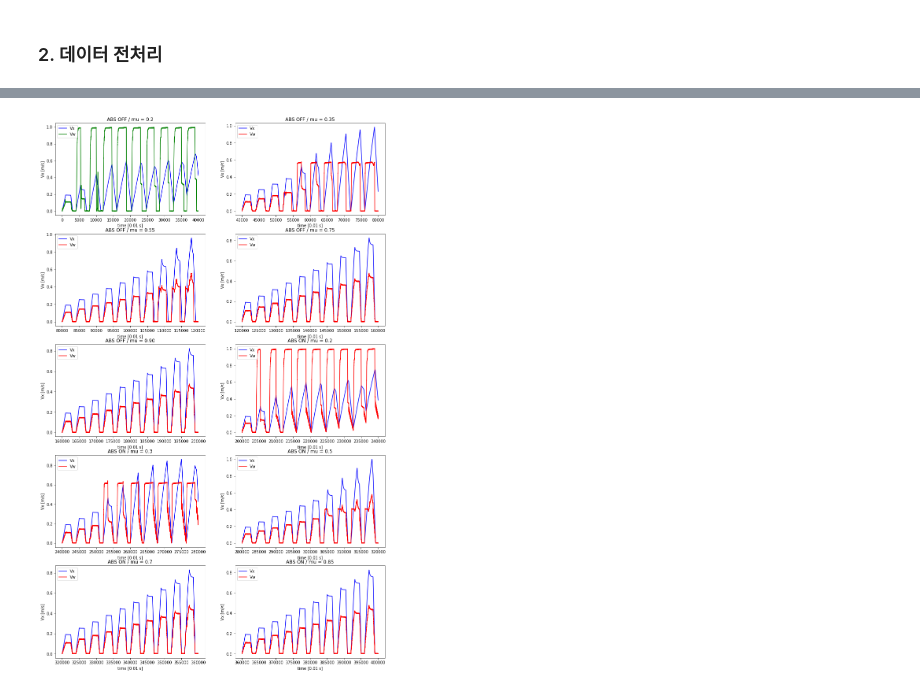
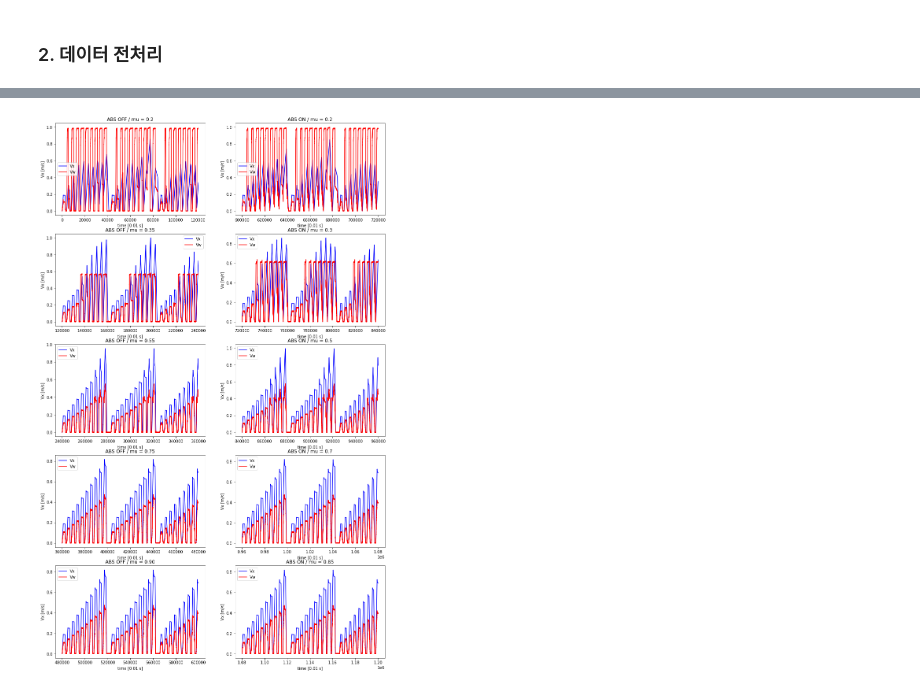
Before and after one commit to racoonjonny/Speed_Estimation_LSTM, a Jupyter notebook: Data_Generation_(speed_estimation).ipynb, the cells around one changed output, grey strips where cells are left out. Drawn from its saved outputs; the diff is of its cells as text; code cells hidden in the pictures.

```diff
--- a/Data_Generation_(speed_estimation).ipynb
+++ b/Data_Generation_(speed_estimation).ipynb
@@ -21,19 +21,19 @@ import matplotlib.pyplot as plt
 from tensorflow.keras.models import Sequential
 from tensorflow.keras.layers import LSTM, Dense, Dropout
 
-ABS_Off_df_Ice = pd.read_csv('./ABS_off_mu_is_0.2.csv')
-ABS_Off_df_Snow = pd.read_csv('./ABS_off_mu_is_0.35.csv')
-ABS_Off_df_Wet = pd.read_csv('./ABS_off_mu_is_0.55.csv')
-ABS_Off_df_normal = pd.read_csv('./ABS_off_mu_is_0.75.csv')
-ABS_Off_df_Dry = pd.read_csv('./ABS_off_mu_is_0.90.csv')
+ABS_Off_df_Ice = pd.read_csv('./02_ABS_off_mu_is_0.2.csv')
+ABS_Off_df_Snow = pd.read_csv('./02_ABS_off_mu_is_0.35.csv')
+ABS_Off_df_Wet = pd.read_csv('./02_ABS_off_mu_is_0.55.csv')
+ABS_Off_df_normal = pd.read_csv('./02_ABS_off_mu_is_0.75.csv')
+ABS_Off_df_Dry = pd.read_csv('./02_ABS_off_mu_is_0.90.csv')
 
-ABS_On_df_Ice = pd.read_csv('./ABS_on_mu_is_0.2.csv')
-ABS_On_df_Snow = pd.read_csv('./ABS_on_mu_is_0.3.csv')
-ABS_On_df_Wet = pd.read_csv('./ABS_on_mu_is_0.5.csv')
-ABS_On_df_normal = pd.read_csv('./ABS_on_mu_is_0.7.csv')
-ABS_On_df_Dry = pd.read_csv('./ABS_on_mu_is_0.85.csv')
+ABS_On_df_Ice = pd.read_csv('./02_ABS_on_mu_is_0.2.csv')
+ABS_On_df_Snow = pd.read_csv('./02_ABS_on_mu_is_0.3.csv')
+ABS_On_df_Wet = pd.read_csv('./02_ABS_on_mu_is_0.5.csv')
+ABS_On_df_normal = pd.read_csv('./02_ABS_on_mu_is_0.7.csv')
+ABS_On_df_Dry = pd.read_csv('./02_ABS_on_mu_is_0.85.csv')
 
 
-ABS_Off_df_Snow.describe()
+ABS_On_df_Ice.describe()
 # %% [output]
 |  | Vw | Ax | Aw | Vx | ABS | Vx_kalman |
@@ -367,6 +367,6 @@ plt.show()
 # %%
 # 2-4 정규화된 데이터 다시 원래 데이터들로 나누기
-data_len = 40001
+data_len = 120001
 scaled_ABS_Off_df_Ice = scaled_df[0:data_len]
 scaled_ABS_Off_df_Snow = scaled_df[data_len:2*data_len]
 scaled_ABS_Off_df_Wet =  scaled_df[2*data_len:3*data_len]
@@ -389,10 +389,10 @@ plt.title('ABS OFF / mu = 0.2')
 plt.ylabel('Vx [m/s]')
 plt.xlabel('time [0.01 s]')
 plt.plot(scaled_ABS_Off_df_Ice['Vx'], label = 'Vx', color = 'b')
-plt.plot(scaled_ABS_Off_df_Ice['Vw'], label = 'Vw', color = 'g')
+plt.plot(scaled_ABS_Off_df_Ice['Vw'], label = 'Vw', color = 'r')
 plt.legend(loc = 'best')
 
-plt.subplot(5,2,2)
+plt.subplot(5,2,3)
 plt.title('ABS OFF / mu = 0.35')
 plt.ylabel('Vx [m/s]')
 plt.xlabel('time [0.01 s]')
@@ -400,7 +400,7 @@ plt.plot(scaled_ABS_Off_df_Snow['Vx'], label = 'Vx', color = 'b')
 plt.plot(scaled_ABS_Off_df_Snow['Vw'], label = 'Vw', color = 'r')
 plt.legend(loc = 'best')
 
-plt.subplot(5,2,3)
+plt.subplot(5,2,5)
 plt.title('ABS OFF / mu = 0.55')
 plt.ylabel('Vx [m/s]')
 plt.xlabel('time [0.01 s]')
@@ -408,7 +408,7 @@ plt.plot(scaled_ABS_Off_df_Wet['Vx'], label = 'Vx', color = 'b')
 plt.plot(scaled_ABS_Off_df_Wet['Vw'], label = 'Vw', color = 'r')
 plt.legend(loc = 'best')
 
-plt.subplot(5,2,4)
+plt.subplot(5,2,7)
 plt.title('ABS OFF / mu = 0.75')
 plt.ylabel('Vx [m/s]')
 plt.xlabel('time [0.01 s]')
@@ -416,7 +416,7 @@ plt.plot(scaled_ABS_Off_df_normal['Vx'], label = 'Vx', color = 'b')
 plt.plot(scaled_ABS_Off_df_normal['Vw'], label = 'Vw', color = 'r')
 plt.legend(loc = 'best')
 
-plt.subplot(5,2,5)
+plt.subplot(5,2,9)
 plt.title('ABS OFF / mu = 0.90')
 plt.ylabel('Vx [m/s]')
 plt.xlabel('time [0.01 s]')
@@ -424,7 +424,7 @@ plt.plot(scaled_ABS_Off_df_Dry['Vx'], label = 'Vx', color = 'b')
 plt.plot(scaled_ABS_Off_df_Dry['Vw'], label = 'Vw', color = 'r')
 plt.legend(loc = 'best')
 
-plt.subplot(5,2,6)
+plt.subplot(5,2,2)
 plt.title('ABS ON / mu = 0.2')
 plt.ylabel('Vx [m/s]')
 plt.xlabel('time [0.01 s]')
@@ -432,41 +432,41 @@ plt.plot(scaled_ABS_On_df_Ice['Vx'], label = 'Vx', color = 'b')
 plt.plot(scaled_ABS_On_df_Ice['Vw'], label = 'Vw', color = 'r')
 plt.legend(loc = 'best')
 
-plt.subplot(5,2,7)
+plt.subplot(5,2,4)
 plt.title('ABS ON / mu = 0.3')
 plt.ylabel('Vx [m/s]')
 plt.xlabel('time [0.01 s]')
 plt.plot(scaled_ABS_On_df_Snow['Vx'], label = 'Vx', color = 'b')
 plt.plot(scaled_ABS_On_df_Snow['Vw'], label = 'Vw', color = 'r')
 plt.legend(loc = 'best')
 
-plt.subplot(5,2,8)
+plt.subplot(5,2,6)
 plt.title('ABS ON / mu = 0.5')
 plt.ylabel('Vx [m/s]')
 plt.xlabel('time [0.01 s]')
 plt.plot(scaled_ABS_On_df_Wet['Vx'], label = 'Vx', color = 'b')
 plt.plot(scaled_ABS_On_df_Wet['Vw'], label = 'Vw', color = 'r')
 plt.legend(loc = 'best')
 
-plt.subplot(5,2,9)
+plt.subplot(5,2,8)
 plt.title('ABS ON / mu = 0.7')
 plt.ylabel('Vx [m/s]')
 plt.xlabel('time [0.01 s]')
 plt.plot(scaled_ABS_On_df_normal['Vx'], label = 'Vx', color = 'b')
 plt.plot(scaled_ABS_On_df_normal['Vw'], label = 'Vw', color = 'r')
 plt.legend(loc = 'best')
 
 plt.subplot(5,2,10)
 plt.title('ABS ON / mu = 0.85')
 plt.ylabel('Vx [m/s]')
 plt.xlabel('time [0.01 s]')
 plt.plot(scaled_ABS_On_df_Dry['Vx'], label = 'Vx', color = 'b')
 plt.plot(scaled_ABS_On_df_Dry['Vw'], label = 'Vw', color = 'r')
 plt.legend(loc = 'best')
 
 plt.show()
 # %% [output]
-[figure, old version]
+[figure, new version]
 # %%
 # 2-5 feature/ label 정의 + numpy로 변환
 
```
Also changed, not shown: parts of 8 cells of this notebook.
